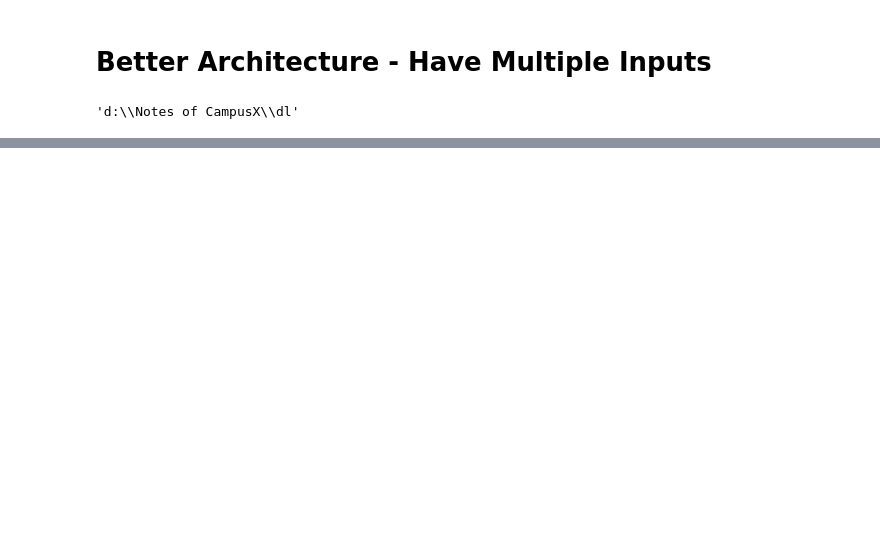
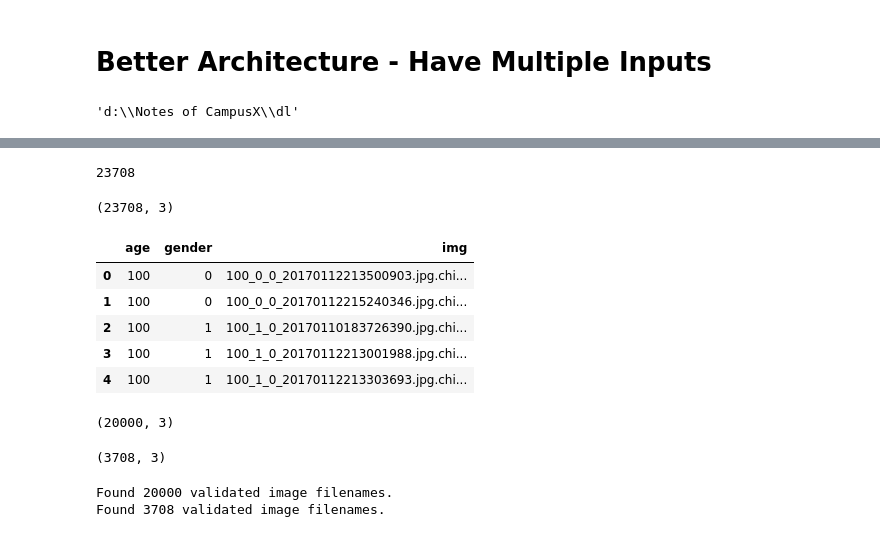
Before and after one commit to Nukesh2056/DLML-Implements, a Jupyter notebook: dl/Day_54-Functional-API.ipynb, the cells around one changed output, grey strips where cells are left out. Saved outputs shown, nothing was run; the diff lists cells and outputs as text; code cells hidden in the pictures; blank space fills up the shorter version.

```diff
--- a/dl/Day_54-Functional-API.ipynb
+++ b/dl/Day_54-Functional-API.ipynb
@@ -74,0 +95,29 @@ plot_model(model,show_shapes=True,to_file= f'{curr_dir}/Dataset/output_images/tw
+# %%
+folder_path = rf'{curr_dir}\Dataset\UTK\UTKFace'
+# %%
+age=[]
+gender=[]
+img_path=[]
+for file in os.listdir(folder_path):
+  age.append(int(file.split('_')[0]))
+  gender.append(int(file.split('_')[1]))
+  img_path.append(file)
+# %%
+len(age)
+# %% [output]
+23708
+# %%
+df = pd.DataFrame({'age':age,'gender':gender,'img':img_path})
+# %%
+df.shape
+# %% [output]
+(23708, 3)
+# %%
+df.head()
+# %% [output]
+|  | age | gender | img |
+| 0 | 100 | 0 | 100_0_0_20170112213500903.jpg.chi... |
+| 1 | 100 | 0 | 100_0_0_20170112215240346.jpg.chi... |
+| 2 | 100 | 1 | 100_1_0_20170110183726390.jpg.chi... |
+| 3 | 100 | 1 | 100_1_0_20170112213001988.jpg.chi... |
+| 4 | 100 | 1 | 100_1_0_20170112213303693.jpg.chi... |
@@ -74,0 +127,8 @@ plot_model(model,show_shapes=True,to_file= f'{curr_dir}/Dataset/output_images/tw
+# %%
+train_df.shape
+# %% [output]
+(20000, 3)
+# %%
+test_df.shape
+# %% [output]
+(3708, 3)
@@ -74,0 +145,17 @@ plot_model(model,show_shapes=True,to_file= f'{curr_dir}/Dataset/output_images/tw
+# %%
+train_generator = train_datagen.flow_from_dataframe(train_df,
+                                                    directory=folder_path,
+                                                    x_col='img',
+                                                    y_col=['age','gender'],
+                                                    target_size=(200,200),
+                                                    class_mode='multi_output')
+
+test_generator = test_datagen.flow_from_dataframe(test_df,
+                                                    directory=folder_path,
+                                                    x_col='img',
+                                                    y_col=['age','gender'],
+                                                    target_size=(200,200),
+                                                  class_mode='multi_output')
+# %% [output]
+Found 20000 validated image filenames.
+Found 3708 validated image filenames.
```
Also changed, not shown: parts of 15 cells of this notebook, 2 other files.
